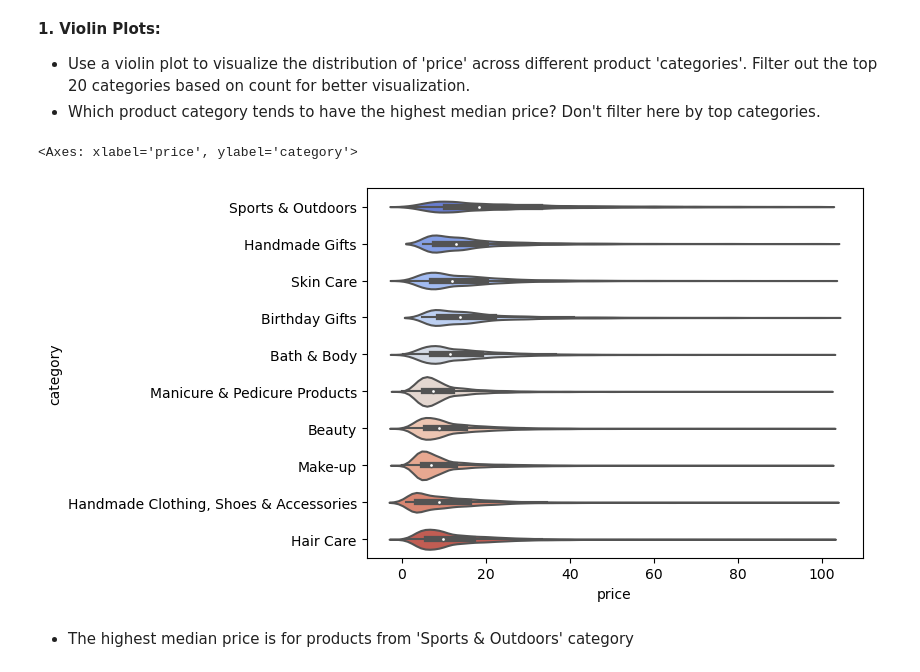
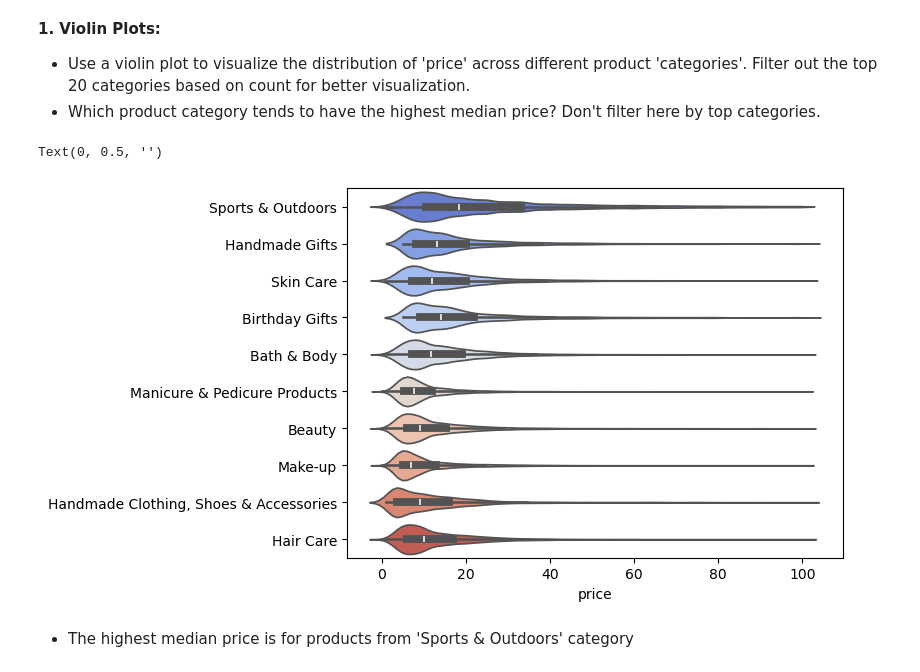
Before and after one commit to Beata2307/lab-eda-bivariate, a Jupyter notebook: Lab_EDA_bivariate.ipynb, the cells around one changed output. Cells and saved outputs as stored; diff of their text form; code cells hidden in the pictures.

```diff
--- a/Lab_EDA_bivariate.ipynb
+++ b/Lab_EDA_bivariate.ipynb
@@ -176,9 +171,10 @@ cat_list = df_filter['category'].value_counts().head(10).index
 # %%
 #plt.figure(figsize=(10, 10))
-sns.violinplot(data=df_filter[df_filter['category'].isin(cat_list)], x='price', y='category', palette="coolwarm")
+sns.violinplot(data=df_filter[df_filter['category'].isin(cat_list)], x='price', y='category', hue='category', legend=False, palette="coolwarm")
+plt.ylabel('')
 # %% [output]
-<Axes: xlabel='price', ylabel='category'>
+Text(0, 0.5, '')
-[figure, old version]
+[figure, new version]
 # %% [markdown]
 - The highest median price is for products from 'Sports & Outdoors' category
 # %%
```
Also changed, not shown: parts of 32 cells of this notebook.
